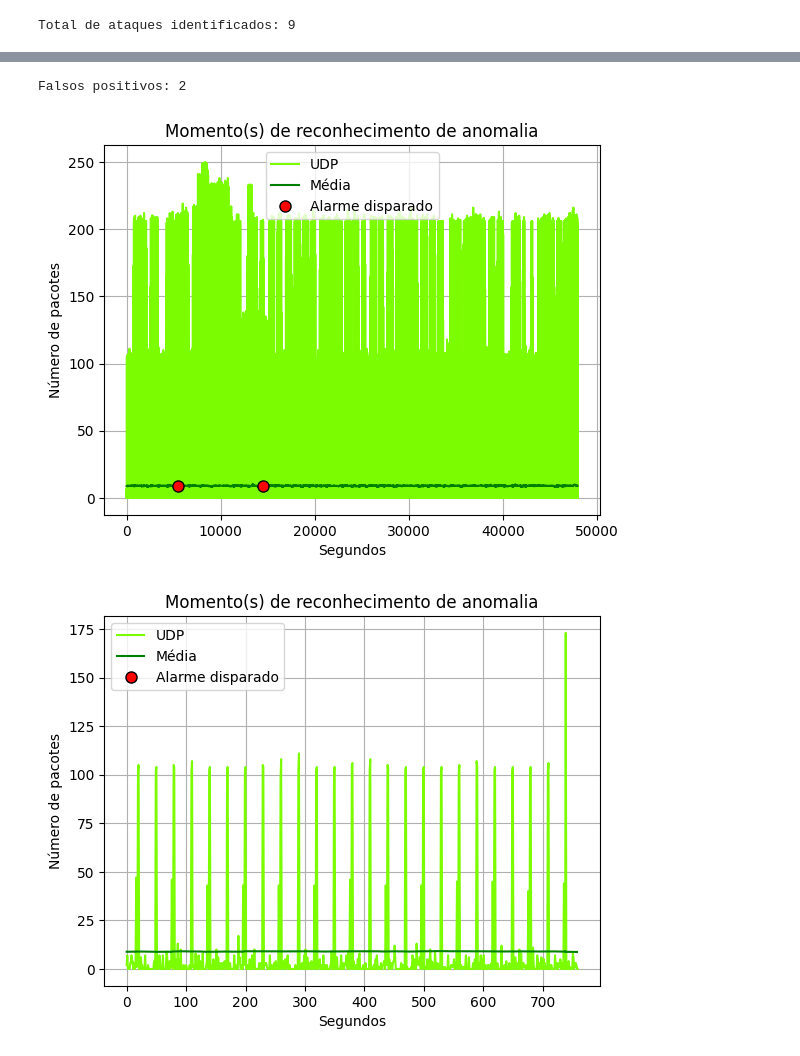
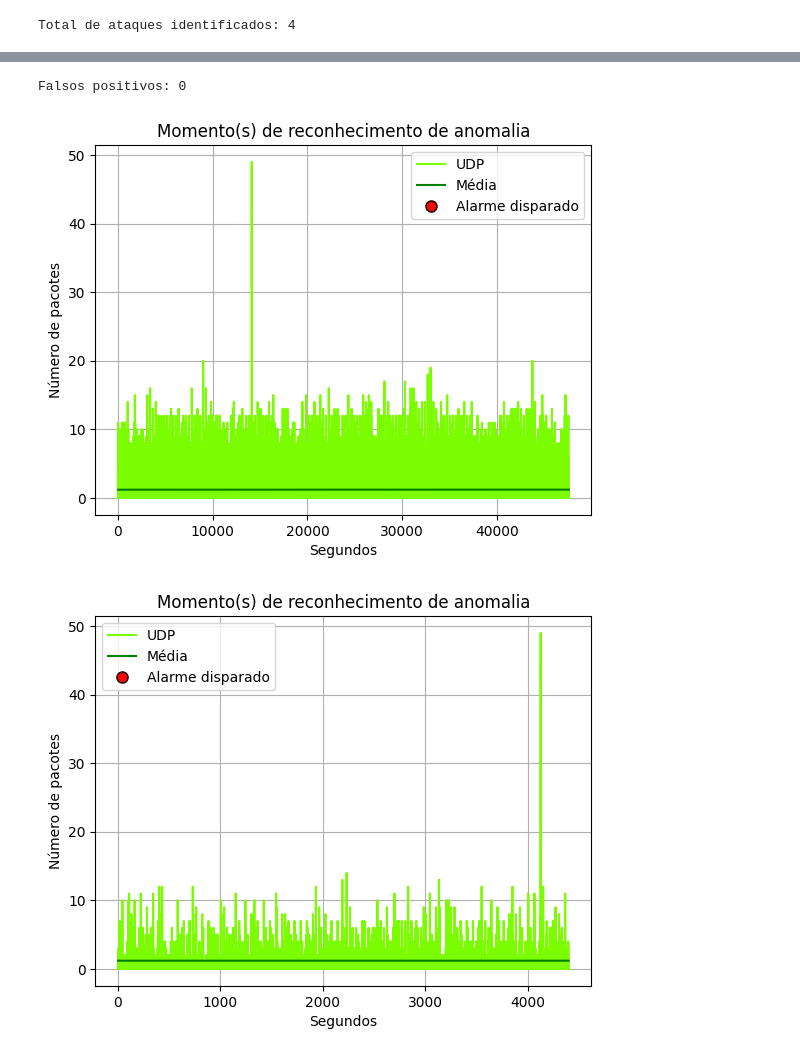
Before and after one commit to hflautert/AnomalyDetection, a Jupyter notebook: AnomaliaUDP.ipynb, the cells around one changed output, grey strips where cells are left out. Cells and saved outputs as stored; diff of their text form; code cells hidden in the pictures.

```diff
--- a/AnomaliaUDP.ipynb
+++ b/AnomaliaUDP.ipynb
@@ -129,23 +129,23 @@ dados_normal=dados_normal_1s
 dados_ataque=dados_ataque_1s
 unidade_de_tempo='Segundos'
 delta=1.01
-intervalo=240
-taxa_minima=5
+intervalo=600
+taxa_minima=1.2
 
 ataques_reconhecidos,falsos_positivos,alarme_normal_pos,alarme_normal_val,alarme_ataque_pos,alarme_ataque_val,media_normal,media_ataque=fmm.aplica_modelo(dados_normal,dados_ataque,delta,intervalo,taxa_minima)
 
 print ("Total de ataques identificados:",ataques_reconhecidos)
 fmm.visualiza_alarmes(dados_ataque,alarme_ataque_pos,alarme_ataque_val,unidade_de_tempo,tipo_dos_pacotes,intervalo,'darkorange','r',media_ataque)
 # Recorte para aproximacao
-dados_ataque=dados_ataque[38000:43000]
+dados_ataque=dados_ataque[45000:60000]
 ataques_reconhecidos,falsos_positivos,alarme_normal_pos,alarme_normal_val,alarme_ataque_pos,alarme_ataque_val,media_normal,media_ataque=fmm.aplica_modelo(dados_normal,dados_ataque,delta,intervalo,taxa_minima)
 fmm.visualiza_alarmes(dados_ataque,alarme_ataque_pos,alarme_ataque_val,unidade_de_tempo,tipo_dos_pacotes,intervalo,'darkorange','r',media_ataque)
 
 print ("Falsos positivos:",falsos_positivos)
 fmm.visualiza_alarmes(dados_normal,alarme_normal_pos,alarme_normal_val,unidade_de_tempo,tipo_dos_pacotes,intervalo,'lawngreen','g',media_normal)
 # Recorte para aproximacao
-dados_normal=dados_normal[:1000]
+dados_normal=dados_normal[10000:15000]
 ataques_reconhecidos,falsos_positivos,alarme_normal_pos,alarme_normal_val,alarme_ataque_pos,alarme_ataque_val,media_normal,media_ataque=fmm.aplica_modelo(dados_normal,dados_ataque,delta,intervalo,taxa_minima)
 fmm.visualiza_alarmes(dados_normal,alarme_normal_pos,alarme_normal_val,unidade_de_tempo,tipo_dos_pacotes,intervalo,'lawngreen','g',media_normal)
 # %% [output]
-Total de ataques identificados: 9
+Total de ataques identificados: 4
@@ -154,3 +154,3 @@ Total de ataques identificados: 9
-Falsos positivos: 2
+Falsos positivos: 0
-[figure, old version]
+[figure, new version]
-[figure, old version]
+[figure, new version]
```
Also changed, not shown: parts of 6 cells of this notebook.
